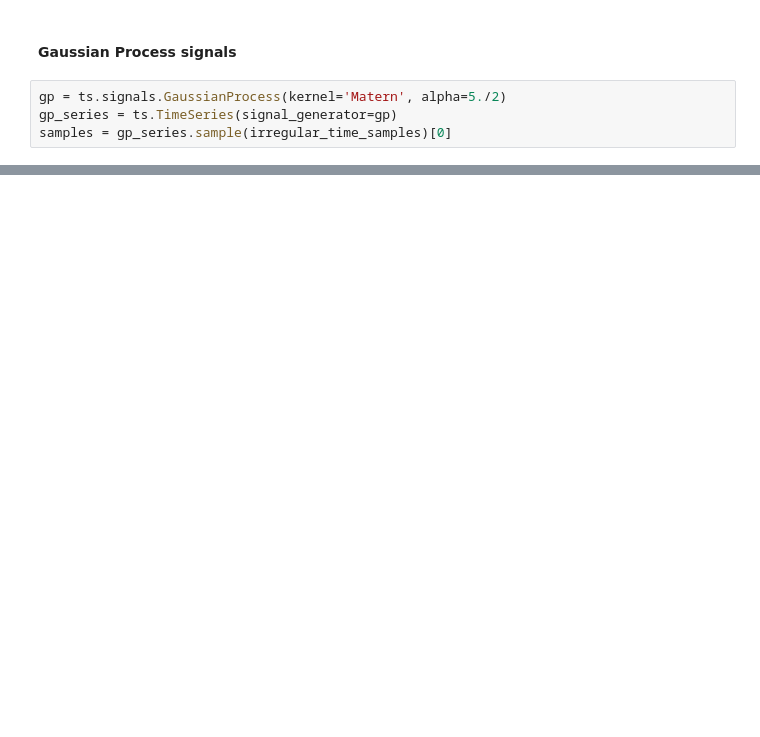
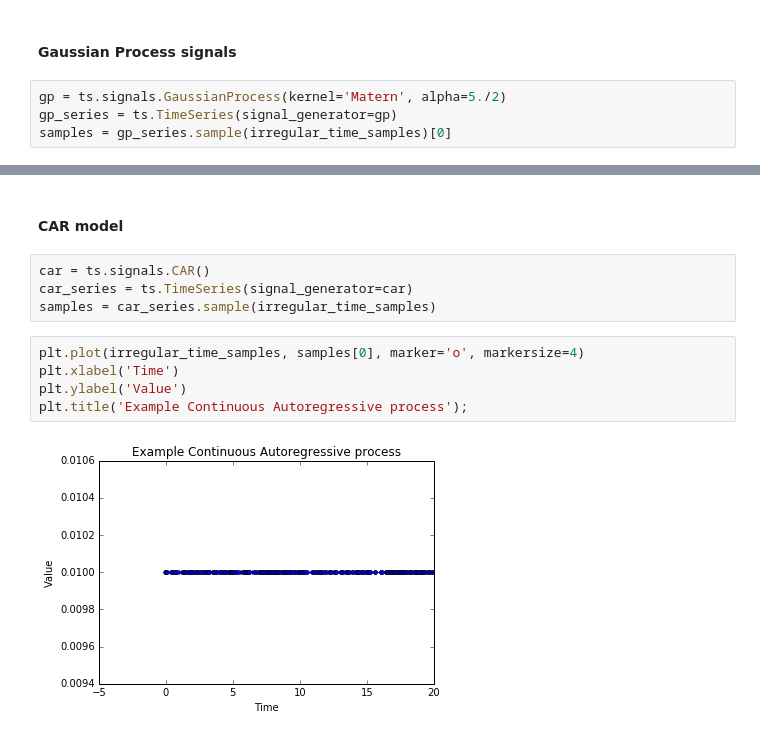
Before and after one commit to TimeSynth/TimeSynth, a Jupyter notebook: TimeSynthExamples.ipynb, the cells around one changed output, grey strips where cells are left out. Drawn from its saved outputs; the diff is of its cells as text; blank space fills up the shorter version.

```diff
--- a/TimeSynthExamples.ipynb
+++ b/TimeSynthExamples.ipynb
@@ -99,0 +100,13 @@ plt.title('Gaussian Process signal with Matern 5/2-kernel');
+# %% [markdown]
+#### CAR model
+# %%
+car = ts.signals.CAR()
+car_series = ts.TimeSeries(signal_generator=car)
+samples = car_series.sample(irregular_time_samples)
+# %%
+plt.plot(irregular_time_samples, samples[0], marker='o', markersize=4)
+plt.xlabel('Time')
+plt.ylabel('Value')
+plt.title('Example Continuous Autoregressive process');
+# %% [output]
+[figure, added]
```
Also changed, not shown: parts of 5 cells of this notebook, 1 other file.
